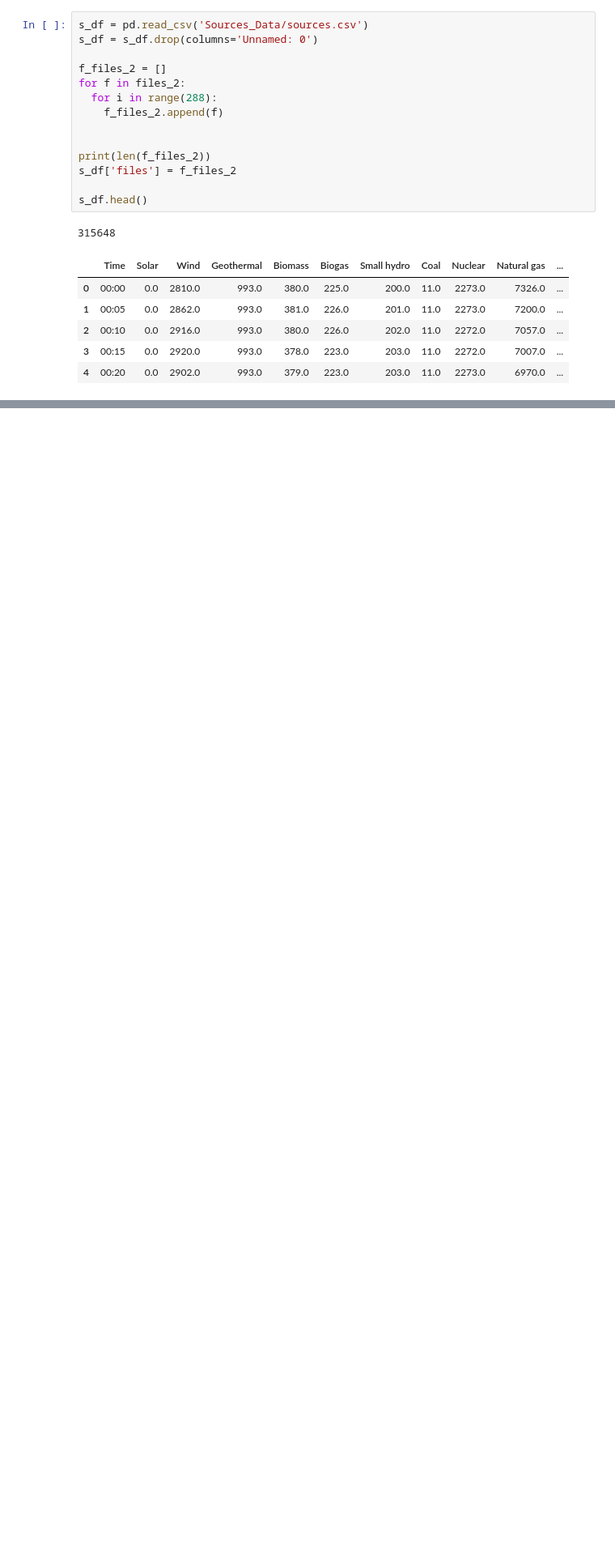
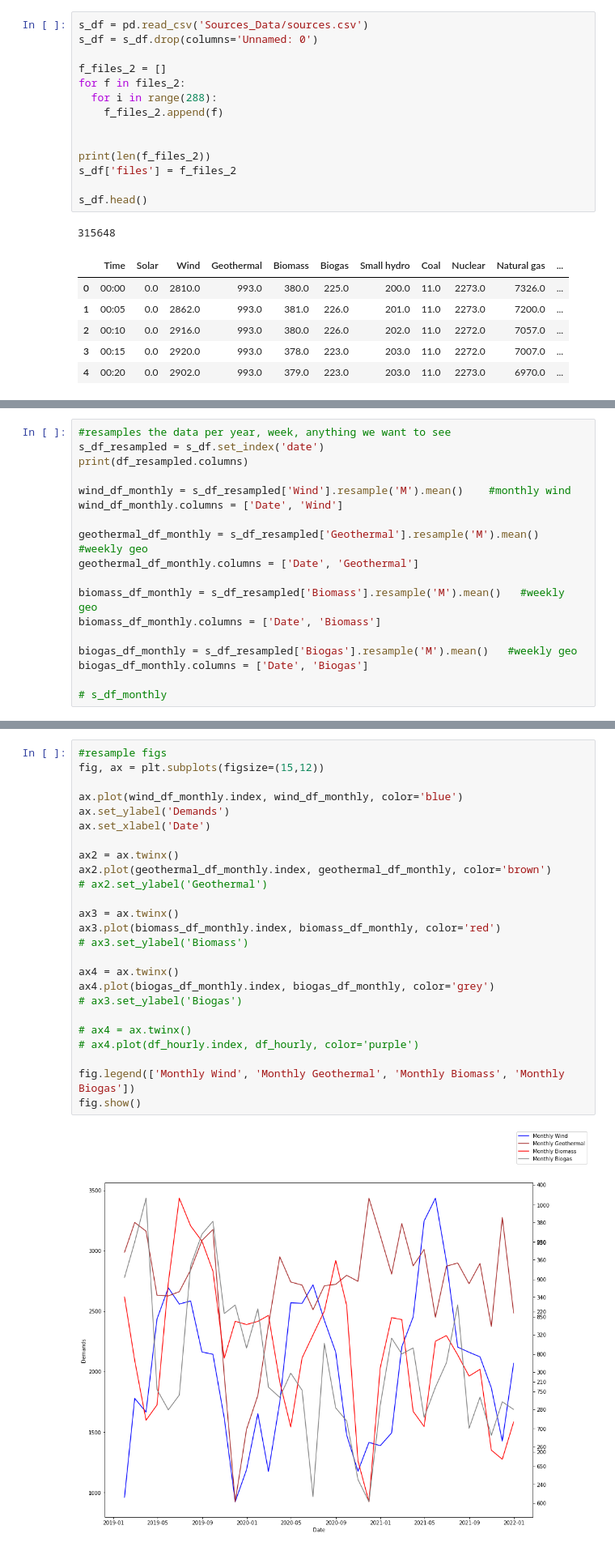
Before and after one commit to dairuinz/data_mining, a Jupyter notebook: data_mining_1.ipynb, the cells around one changed output, grey strips where cells are left out. Shown at 81% size. Cells and saved outputs as stored; diff of their text form; blank space fills up the shorter version.

```diff
--- a/data_mining_1.ipynb
+++ b/data_mining_1.ipynb
@@ -315,0 +491,18 @@ KeyError: ignored
+# %%
+#resamples the data per year, week, anything we want to see
+s_df_resampled = s_df.set_index('date')
+print(df_resampled.columns)
+
+wind_df_monthly = s_df_resampled['Wind'].resample('M').mean()    #monthly wind
+wind_df_monthly.columns = ['Date', 'Wind']
+
+geothermal_df_monthly = s_df_resampled['Geothermal'].resample('M').mean()   #weekly geo
+geothermal_df_monthly.columns = ['Date', 'Geothermal']
+
+biomass_df_monthly = s_df_resampled['Biomass'].resample('M').mean()   #weekly geo
+biomass_df_monthly.columns = ['Date', 'Biomass']
+
+biogas_df_monthly = s_df_resampled['Biogas'].resample('M').mean()   #weekly geo
+biogas_df_monthly.columns = ['Date', 'Biogas']
+
+# s_df_monthly
@@ -315,0 +514,27 @@ KeyError: ignored
+# %%
+#resample figs
+fig, ax = plt.subplots(figsize=(15,12))
+
+ax.plot(wind_df_monthly.index, wind_df_monthly, color='blue')
+ax.set_ylabel('Demands')
+ax.set_xlabel('Date')
+
+ax2 = ax.twinx()
+ax2.plot(geothermal_df_monthly.index, geothermal_df_monthly, color='brown')
+# ax2.set_ylabel('Geothermal')
+
+ax3 = ax.twinx()
+ax3.plot(biomass_df_monthly.index, biomass_df_monthly, color='red')
+# ax3.set_ylabel('Biomass')
+
+ax4 = ax.twinx()
+ax4.plot(biogas_df_monthly.index, biogas_df_monthly, color='grey')
+# ax3.set_ylabel('Biogas')
+
+# ax4 = ax.twinx()
+# ax4.plot(df_hourly.index, df_hourly, color='purple')
+
+fig.legend(['Monthly Wind', 'Monthly Geothermal', 'Monthly Biomass', 'Monthly Biogas'])
+fig.show()
+# %% [output]
+[figure, added]
```
Also changed, not shown: parts of 12 cells of this notebook.
